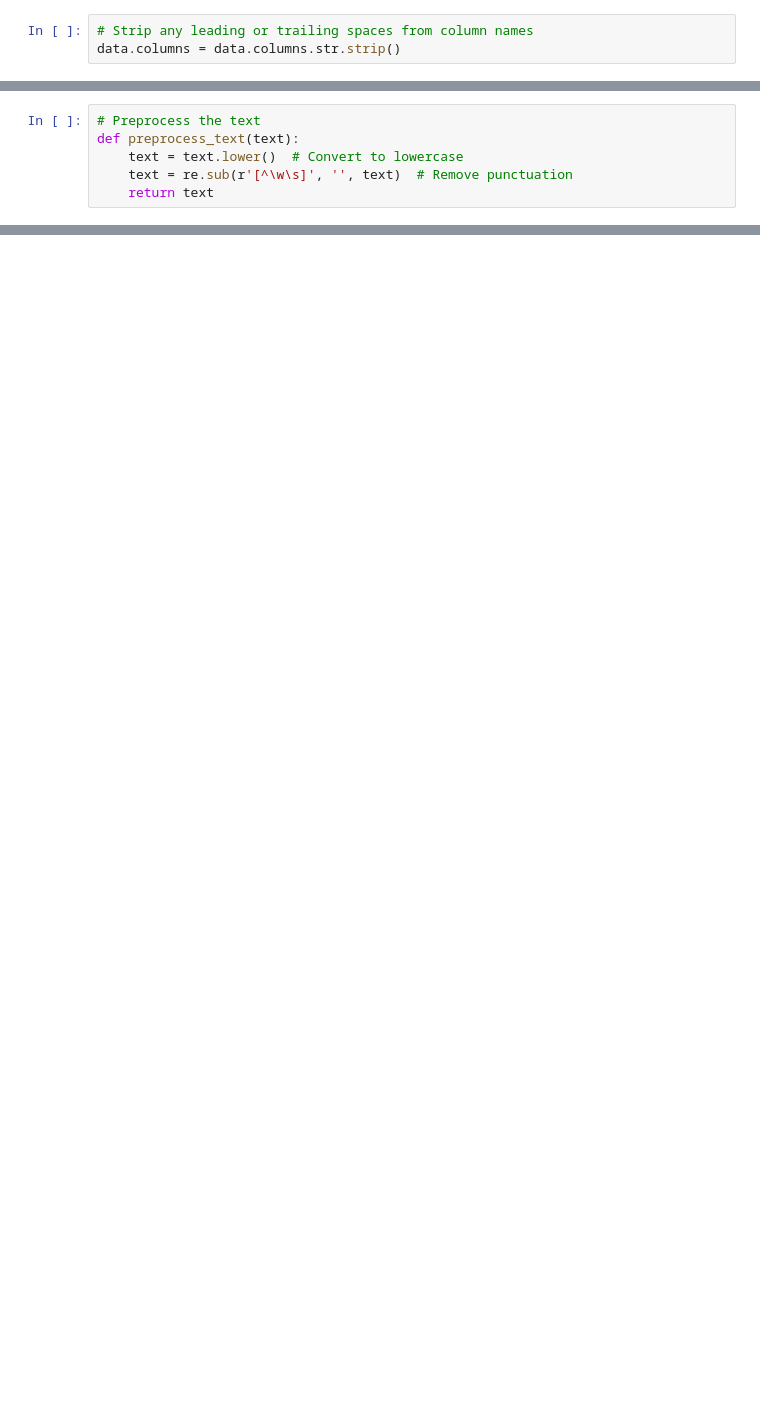
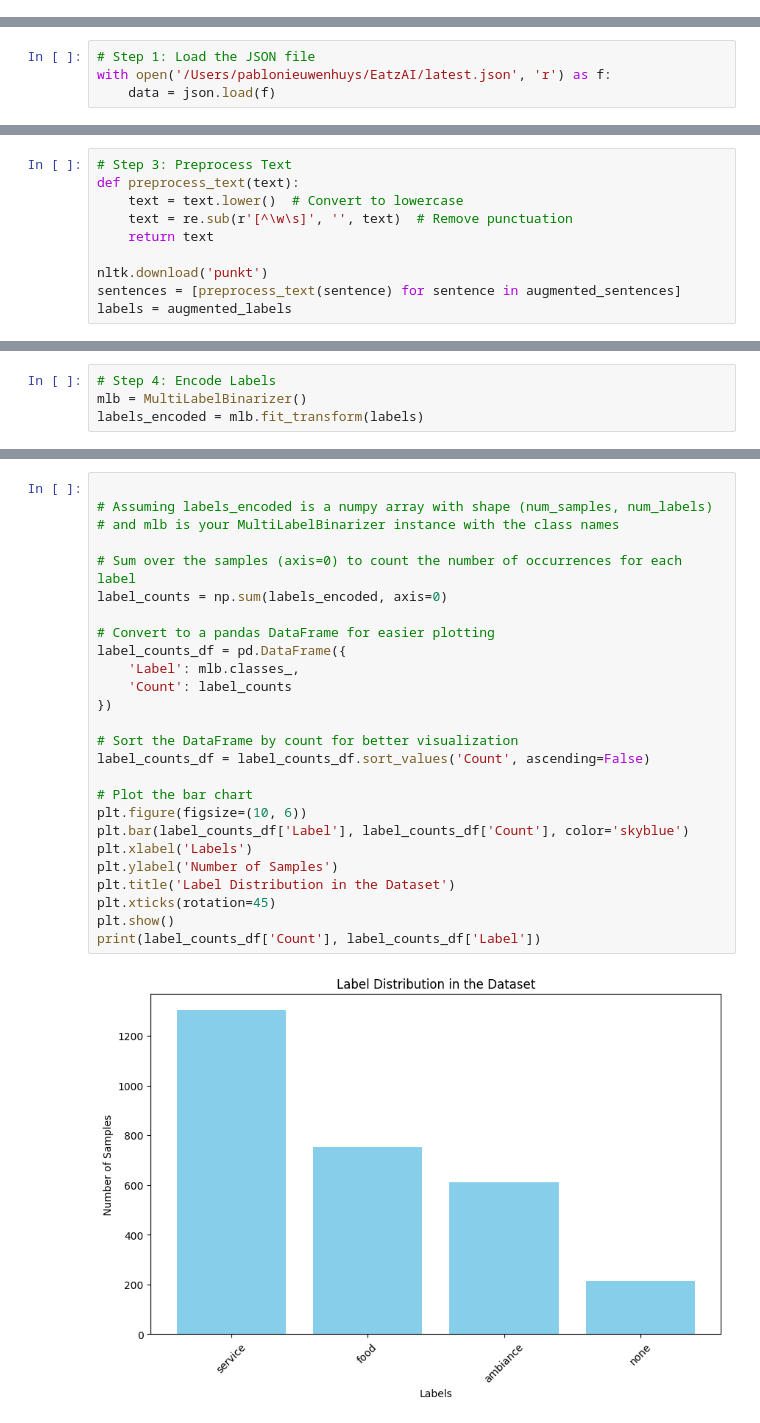
Before and after one commit to EatzApp/pablo-comment-ai, a Jupyter notebook: revised.ipynb, the cells around one changed output, grey strips where cells are left out. Drawn from its saved outputs; the diff is of its cells as text; blank space fills up the shorter version.

Commit message:
Your commit message

```diff
--- a/revised.ipynb
+++ b/revised.ipynb
@@ -14,3 +0,0 @@ data = pd.read_csv(file_path, delimiter=';', quotechar='"', on_bad_lines = "skip
-# %%
-# Strip any leading or trailing spaces from column names
-data.columns = data.columns.str.strip()
@@ -23,0 +60,4 @@ True
+# %%
+# Step 1: Load the JSON file
+with open('/Users/pablonieuwenhuys/EatzAI/latest.json', 'r') as f:
+    data = json.load(f)
@@ -24,6 +110,10 @@ True
 # %%
-# Preprocess the text
+# Step 3: Preprocess Text
 def preprocess_text(text):
     text = text.lower()  # Convert to lowercase
     text = re.sub(r'[^\w\s]', '', text)  # Remove punctuation
     return text
+
+nltk.download('punkt')
+sentences = [preprocess_text(sentence) for sentence in augmented_sentences]
+labels = augmented_labels
@@ -49 +124,5 @@ tokenizer = DistilBertTokenizer.from_pretrained('distilbert-base-uncased')
+# %%
+# Step 4: Encode Labels
+mlb = MultiLabelBinarizer()
+labels_encoded = mlb.fit_transform(labels)
 # %%
@@ -143,0 +241,28 @@ weighted avg       0.72      0.67      0.65         6
+# %%
+
+# Assuming labels_encoded is a numpy array with shape (num_samples, num_labels)
+# and mlb is your MultiLabelBinarizer instance with the class names
+
+# Sum over the samples (axis=0) to count the number of occurrences for each label
+label_counts = np.sum(labels_encoded, axis=0)
+
+# Convert to a pandas DataFrame for easier plotting
+label_counts_df = pd.DataFrame({
+    'Label': mlb.classes_,
+    'Count': label_counts
+})
+
+# Sort the DataFrame by count for better visualization
+label_counts_df = label_counts_df.sort_values('Count', ascending=False)
+
+# Plot the bar chart
+plt.figure(figsize=(10, 6))
+plt.bar(label_counts_df['Label'], label_counts_df['Count'], color='skyblue')
+plt.xlabel('Labels')
+plt.ylabel('Number of Samples')
+plt.title('Label Distribution in the Dataset')
+plt.xticks(rotation=45)
+plt.show()
+print(label_counts_df['Count'], label_counts_df['Label'])
+# %% [output]
+[figure, added]
```
Also changed, not shown: parts of 26 cells of this notebook, 2 other files.
